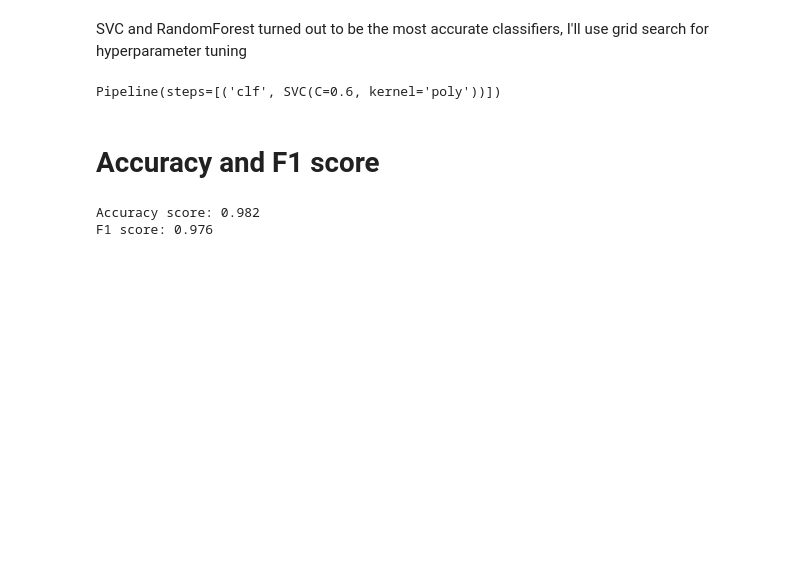
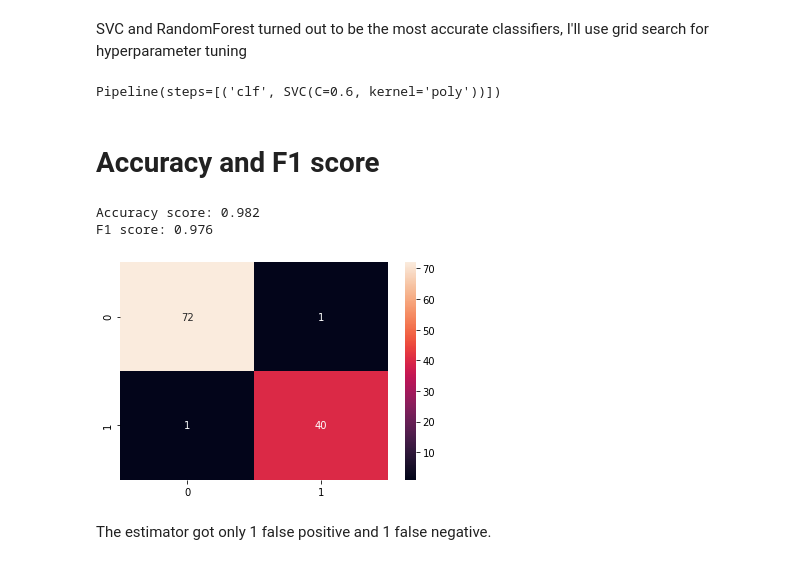
Before and after one commit to D3nz13/Breast_Cancer, a Jupyter notebook: Breast_Cancer.ipynb, the cells around one changed output. Cells and saved outputs as stored; diff of their text form; code cells hidden in the pictures; blank space fills up the shorter version.

```diff
--- a/Breast_Cancer.ipynb
+++ b/Breast_Cancer.ipynb
@@ -213,14 +213,22 @@ Pipeline(steps=[('clf', SVC(C=0.6, kernel='poly'))])
 # %% [markdown]
 # Accuracy and F1 score
 # %%
-from sklearn.metrics import f1_score
+from sklearn.metrics import f1_score, confusion_matrix
 clf = SVC(C=0.6, kernel='poly')
 clf.fit(X_train, y_train)
 
+y_pred = clf.predict(X_test)
+
 accuracy = clf.score(X_test, y_test)
-f1 = f1_score(y_test, clf.predict(X_test))
+f1 = f1_score(y_test, y_pred)
 
 print(f'Accuracy score: {accuracy:.3}\nF1 score: {f1:.3}')
+
+sns.heatmap(confusion_matrix(y_test, y_pred), annot=True)
+plt.show()
 # %% [output]
 Accuracy score: 0.982
 F1 score: 0.976
+[figure, added]
+# %% [markdown]
+The estimator got only 1 false positive and 1 false negative.
```
Also changed, not shown: parts of 1 cell of this notebook.
